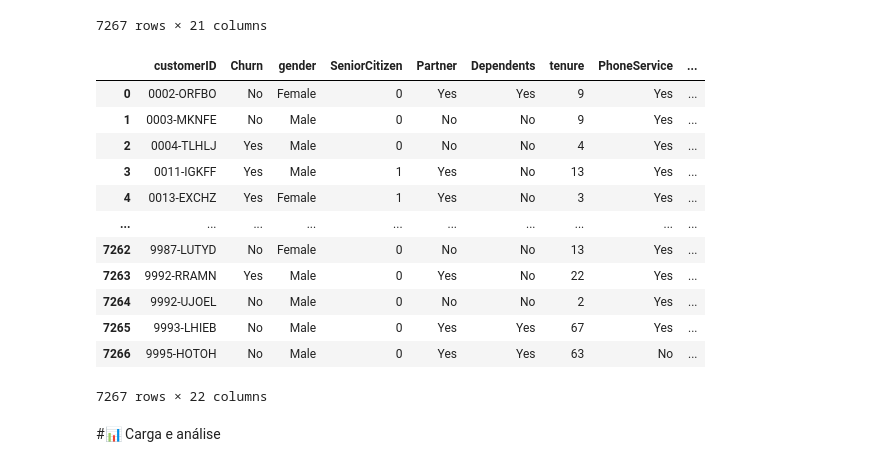
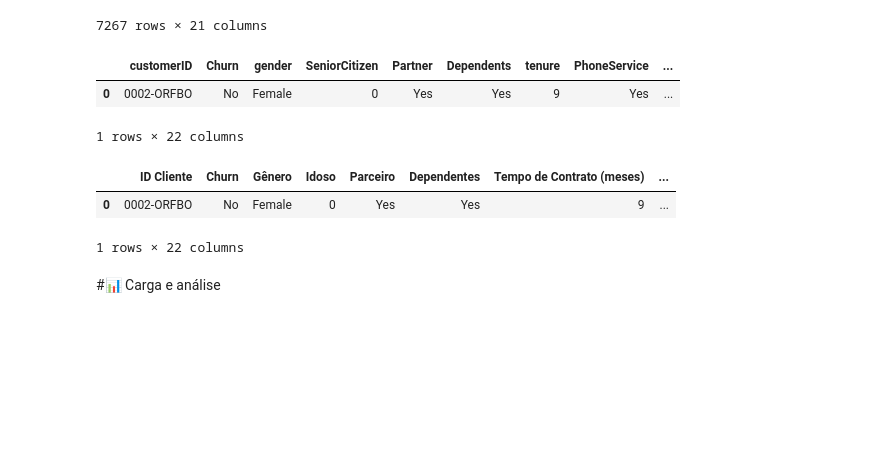
Before and after one commit to Fawller97/Telecom-X, a Jupyter notebook: challenge2-data-science-main/TelecomX_BR.ipynb, the cells around one changed output. Saved outputs shown, nothing was run; the diff lists cells and outputs as text; code cells hidden in the pictures; blank space fills up the shorter version.

```diff
--- a/challenge2-data-science-main/TelecomX_BR.ipynb
+++ b/challenge2-data-science-main/TelecomX_BR.ipynb
@@ -140,18 +140,8 @@ df_final
 7267 rows × 21 columns
 # %%
 df_final['Valor Diário'] = df_final['Charges.Monthly'] / 30
-df_final
+df_final.head(1)
 # %% [output]
 |  | customerID | Churn | gender | SeniorCitizen | Partner | Dependents | tenure | PhoneService | ... |
 | 0 | 0002-ORFBO | No | Female | 0 | Yes | Yes | 9 | Yes | ... |
-| 1 | 0003-MKNFE | No | Male | 0 | No | No | 9 | Yes | ... |
-| 2 | 0004-TLHLJ | Yes | Male | 0 | No | No | 4 | Yes | ... |
-| 3 | 0011-IGKFF | Yes | Male | 1 | Yes | No | 13 | Yes | ... |
-| 4 | 0013-EXCHZ | Yes | Female | 1 | Yes | No | 3 | Yes | ... |
-| ... | ... | ... | ... | ... | ... | ... | ... | ... | ... |
-| 7262 | 9987-LUTYD | No | Female | 0 | No | No | 13 | Yes | ... |
-| 7263 | 9992-RRAMN | Yes | Male | 0 | Yes | No | 22 | Yes | ... |
-| 7264 | 9992-UJOEL | No | Male | 0 | No | No | 2 | Yes | ... |
-| 7265 | 9993-LHIEB | No | Male | 0 | Yes | Yes | 67 | Yes | ... |
-| 7266 | 9995-HOTOH | No | Male | 0 | Yes | Yes | 63 | No | ... |
-7267 rows × 22 columns
+1 rows × 22 columns
@@ -158,3 +174,9 @@ df_final
+# %%
+df_final.head(1)
+# %% [output]
+|  | ID Cliente | Churn | Gênero | Idoso | Parceiro | Dependentes | Tempo de Contrato (meses) | ... |
+| 0 | 0002-ORFBO | No | Female | 0 | Yes | Yes | 9 | ... |
+1 rows × 22 columns
 # %% [markdown]
 #📊 Carga e análise
 # %% [markdown]
```
Also changed, not shown: parts of 2 cells of this notebook.
